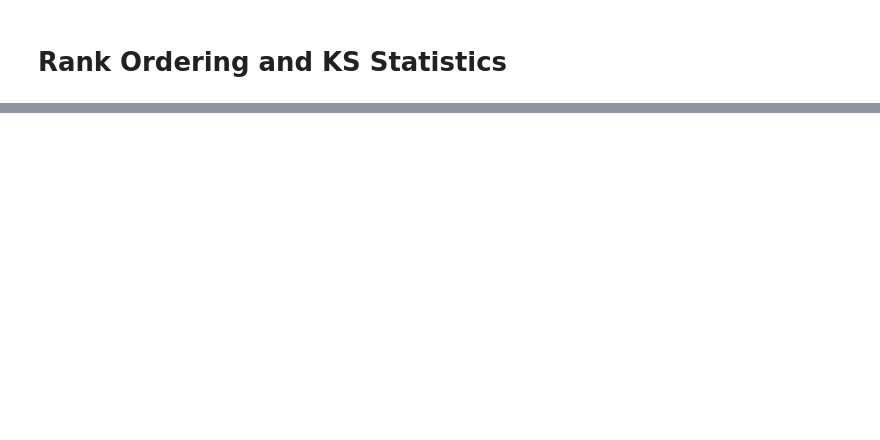
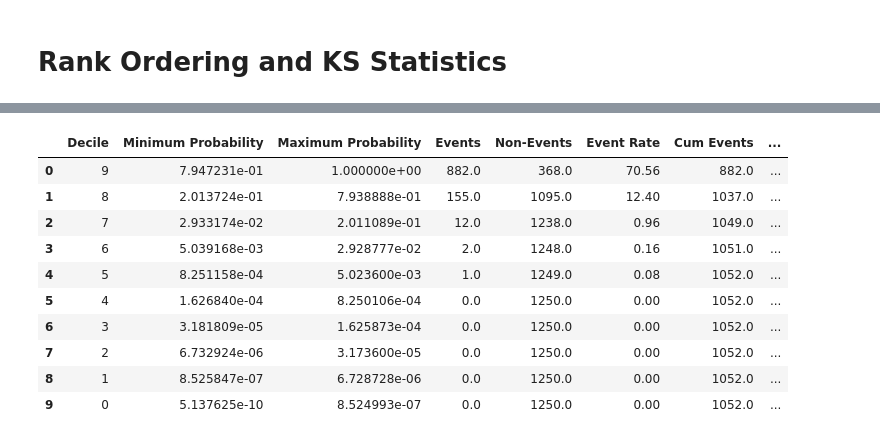
Before and after one commit to neel-madhav/CreditRiskModelling, a Jupyter notebook: CreditRiskModelling.ipynb, the cells around one changed output, grey strips where cells are left out. Saved outputs shown, nothing was run; the diff lists cells and outputs as text; code cells hidden in the pictures; blank space fills up the shorter version.

```diff
--- a/CreditRiskModelling.ipynb
+++ b/CreditRiskModelling.ipynb
@@ -1192,0 +1198,16 @@ df_grouped
+# %%
+df_grouped['Cum Events'] = df_grouped['Events'].cumsum()
+df_grouped['Cum Non Events'] = df_grouped['Non-Events'].cumsum()
+df_grouped
+# %% [output]
+|  | Decile | Minimum Probability | Maximum Probability | Events | Non-Events | Event Rate | Cum Events | ... |
+| 0 | 9 | 7.947231e-01 | 1.000000e+00 | 882.0 | 368.0 | 70.56 | 882.0 | ... |
+| 1 | 8 | 2.013724e-01 | 7.938888e-01 | 155.0 | 1095.0 | 12.40 | 1037.0 | ... |
+| 2 | 7 | 2.933174e-02 | 2.011089e-01 | 12.0 | 1238.0 | 0.96 | 1049.0 | ... |
+| 3 | 6 | 5.039168e-03 | 2.928777e-02 | 2.0 | 1248.0 | 0.16 | 1051.0 | ... |
+| 4 | 5 | 8.251158e-04 | 5.023600e-03 | 1.0 | 1249.0 | 0.08 | 1052.0 | ... |
+| 5 | 4 | 1.626840e-04 | 8.250106e-04 | 0.0 | 1250.0 | 0.00 | 1052.0 | ... |
+| 6 | 3 | 3.181809e-05 | 1.625873e-04 | 0.0 | 1250.0 | 0.00 | 1052.0 | ... |
+| 7 | 2 | 6.732924e-06 | 3.173600e-05 | 0.0 | 1250.0 | 0.00 | 1052.0 | ... |
+| 8 | 1 | 8.525847e-07 | 6.728728e-06 | 0.0 | 1250.0 | 0.00 | 1052.0 | ... |
+| 9 | 0 | 5.137625e-10 | 8.524993e-07 | 0.0 | 1250.0 | 0.00 | 1052.0 | ... |
```
Also changed, not shown: parts of 10 cells of this notebook.
